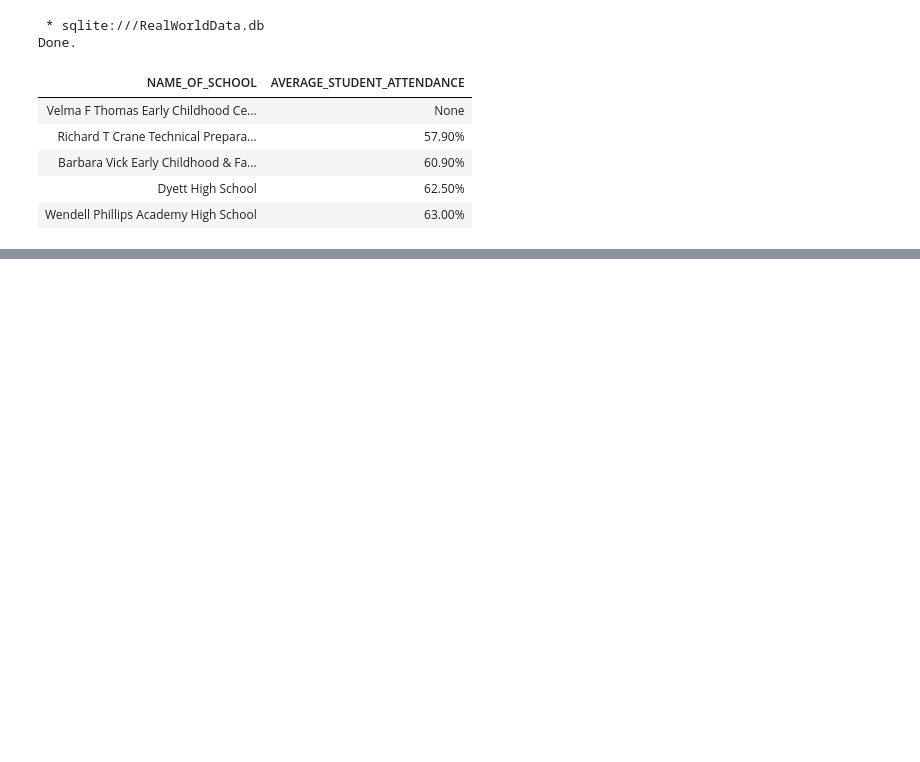
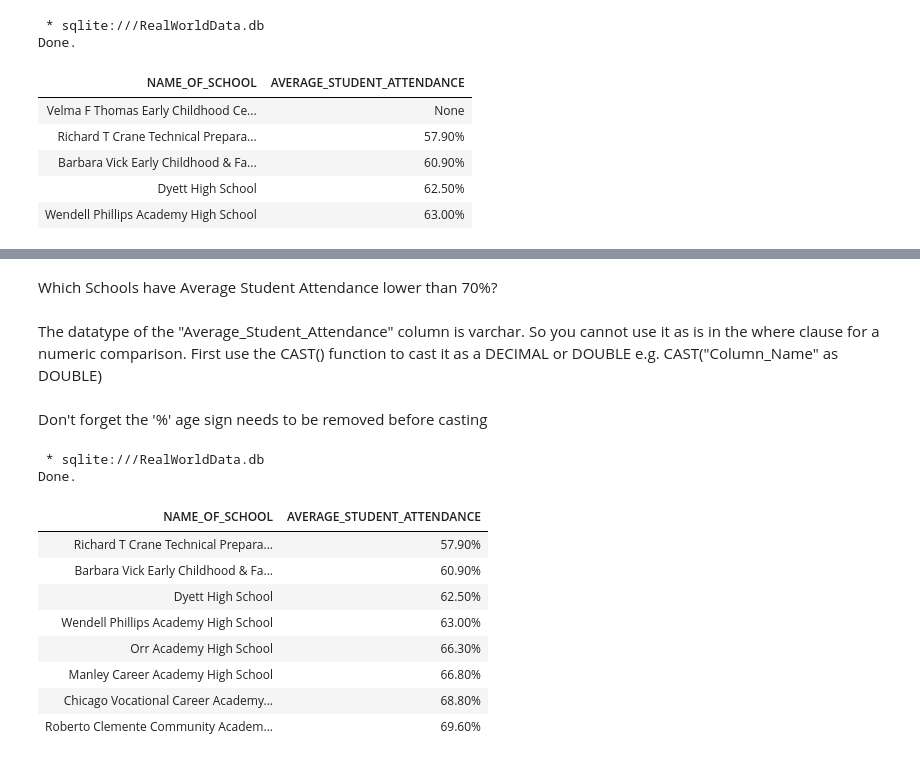
Before and after one commit to KennethNjuguna/Accessing_Databases_Using_SQL_Magic, a Jupyter notebook: real-dataset-using-sql-and-python.ipynb, the cells around one changed output, grey strips where cells are left out. Drawn from its saved outputs; the diff is of its cells as text; code cells hidden in the pictures; blank space fills up the shorter version.

Commit message:
Kaggle Notebook | Real dataset using SQL and Python | Version 15

```diff
--- a/real-dataset-using-sql-and-python.ipynb
+++ b/real-dataset-using-sql-and-python.ipynb
@@ -200,0 +218,26 @@ Done.
+# %% [markdown]
+Which Schools have Average Student Attendance lower than 70%?
+# %% [markdown]
+The datatype of the "Average_Student_Attendance" column is varchar.
+So you cannot use it as is in the where clause for a numeric comparison.
+First use the CAST() function to cast it as a DECIMAL or DOUBLE
+e.g. CAST("Column_Name" as DOUBLE)
+# %% [markdown]
+Don't forget the '%' age sign needs to be removed before casting
+# %%
+%sql SELECT Name_of_School, Average_Student_Attendance  \
+     from CHICAGO_PUBLIC_SCHOOLS_DATA \
+     where CAST ( REPLACE(Average_Student_Attendance, '%', '') AS DOUBLE ) < 70 \
+     order by Average_Student_Attendance
+# %% [output]
+ * sqlite:///RealWorldData.db
+Done.
+| NAME_OF_SCHOOL | AVERAGE_STUDENT_ATTENDANCE |
+| Richard T Crane Technical Prepara... | 57.90% |
+| Barbara Vick Early Childhood & Fa... | 60.90% |
+| Dyett High School | 62.50% |
+| Wendell Phillips Academy High School | 63.00% |
+| Orr Academy High School | 66.30% |
+| Manley Career Academy High School | 66.80% |
+| Chicago Vocational Career Academy... | 68.80% |
+| Roberto Clemente Community Academ... | 69.60% |
```
Also changed, not shown: parts of 3 cells of this notebook.
